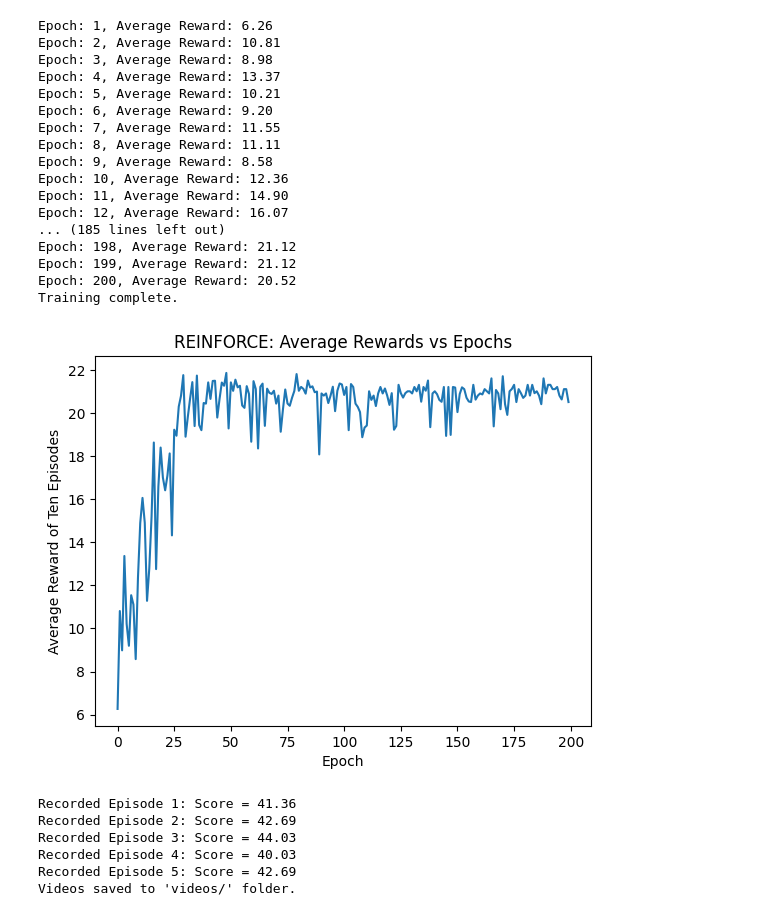
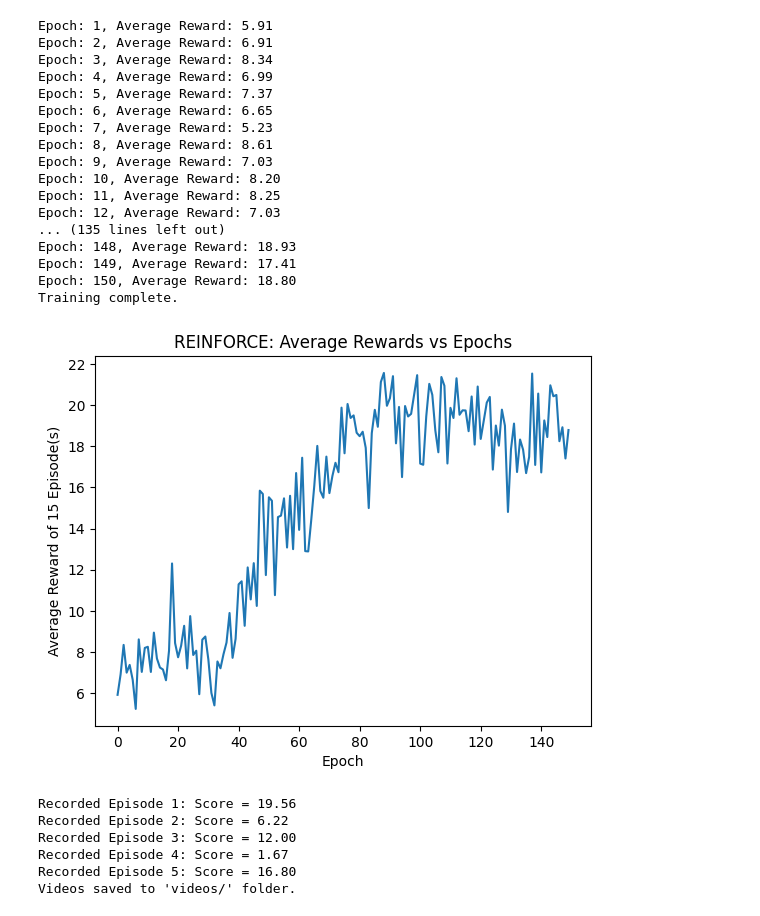
Before and after one commit to jonahbkaplan/ReinforcementLearning, a Jupyter notebook: RJC_Testing.ipynb, the cells around one changed output. Drawn from its saved outputs; the diff is of its cells as text; code cells hidden in the pictures.

```diff
--- a/RJC_Testing.ipynb
+++ b/RJC_Testing.ipynb
@@ -8,13 +8,18 @@ from matplotlib import pyplot as plt
 # Controls:
 CONTINUOUS_ACTIONS = False
 TESTING = False
-EPOCHS = 200
+EPOCHS = 150
+EPISODES = 15
+STEP_W = 1e-3
+STEP_T = 0.006
+DISCOUNT = 0.85
+configs = f"{"TEST" if TESTING else "DRIVE"}_{"CON" if CONTINUOUS_ACTIONS else "DIS"}_{EPOCHS}_{EPISODES}_{STEP_W}_{STEP_T}_{DISCOUNT}"
 ###########
 
 if CONTINUOUS_ACTIONS and TESTING:
     env = gym.make("Pendulum-v1", render_mode="rgb_array")
 elif CONTINUOUS_ACTIONS and not TESTING:
-    env = gym.make('highway-fast-v0', config={"action": {"type": "ContinuousAction"}, "duration":60}, render_mode='rgb_array')
+    env = gym.make('highway-fast-v0', config={"action": {"type": "ContinuousAction"}}, render_mode='rgb_array')
 elif not CONTINUOUS_ACTIONS and TESTING:
     env = gym.make("CartPole-v1", render_mode="rgb_array")
 elif not CONTINUOUS_ACTIONS and not TESTING:
@@ -26,50 +31,45 @@ else:
 urs_lst = []
 ars_lst = []
 
-model = Reinforce(env, epochs=EPOCHS, episodes_per_epoch=10, step_size_w=1e-3, step_size_theta=0.006, discount=0.85)
+model = Reinforce(env, epochs=EPOCHS, episodes_per_epoch=EPISODES, step_size_w=STEP_W, step_size_theta=STEP_T, discount=DISCOUNT)
 ur, ar = model.learn(verbose=True)
 urs_lst.append(ur)
 ars_lst.append(ar)
 env.reset()
 print("Training complete.")
 # %% [output]
-Epoch: 1, Average Reward: 6.26
-Epoch: 2, Average Reward: 10.81
-Epoch: 3, Average Reward: 8.98
-Epoch: 4, Average Reward: 13.37
-Epoch: 5, Average Reward: 10.21
-Epoch: 6, Average Reward: 9.20
-Epoch: 7, Average Reward: 11.55
-Epoch: 8, Average Reward: 11.11
-Epoch: 9, Average Reward: 8.58
-Epoch: 10, Average Reward: 12.36
-Epoch: 11, Average Reward: 14.90
-Epoch: 12, Average Reward: 16.07
-... (185 lines left out)
-Epoch: 198, Average Reward: 21.12
-Epoch: 199, Average Reward: 21.12
-Epoch: 200, Average Reward: 20.52
+Epoch: 1, Average Reward: 5.91
+Epoch: 2, Average Reward: 6.91
+Epoch: 3, Average Reward: 8.34
+Epoch: 4, Average Reward: 6.99
+Epoch: 5, Average Reward: 7.37
+Epoch: 6, Average Reward: 6.65
+Epoch: 7, Average Reward: 5.23
+Epoch: 8, Average Reward: 8.61
+Epoch: 9, Average Reward: 7.03
+Epoch: 10, Average Reward: 8.20
+Epoch: 11, Average Reward: 8.25
+Epoch: 12, Average Reward: 7.03
+... (135 lines left out)
+Epoch: 148, Average Reward: 18.93
+Epoch: 149, Average Reward: 17.41
+Epoch: 150, Average Reward: 18.80
 Training complete.
 # %%
-#fig, axs = plt.subplots(2, 3)
-#for i in range(2):
-#    for j in range(3):
-#        axs[i,j].plot(ars_lst[(i*3)+j])
-#        axs[i,j].set_title(configs[(i*3)+j])
 plt.plot(ars_lst[0])
 plt.title(f"REINFORCE: Average Rewards vs Epochs")
 plt.xlabel("Epoch")
-plt.ylabel("Average Reward of Ten Episodes")
+plt.ylabel(f"Average Reward of {EPISODES} Episode(s)")
 plt.show()
 # %% [output]
-[figure, old version]
+[figure, new version]
 # %%
 from gymnasium.wrappers import RecordVideo
 import datetime
 dt = datetime.datetime.now()
 # Define class to record test output runs
-env = gym.make('highway-v0', config={"duration":60}, render_mode='rgb_array')
-env = RecordVideo(env, video_folder="videos/", episode_trigger=lambda e: True, name_prefix=f"vpg_eval_{dt.day}d{dt.hour}h{dt.minute}m{dt.second}s")
+env = gym.make('highway-v0', config={"duration":120}, render_mode='rgb_array')
+env = RecordVideo(env, video_folder="videos/", episode_trigger=lambda e: True, name_prefix=f"vpg_{configs}")
 # Evaluation loop, deterministically stepping in our environment to test our learned actor policy
 for episode in range(5):
     obs, info = env.reset()
@@ -84,10 +84,10 @@ for episode in range(5):
 env.close()
 print("Videos saved to 'videos/' folder.")
 # %% [output]
-Recorded Episode 1: Score = 41.36
-Recorded Episode 2: Score = 42.69
-Recorded Episode 3: Score = 44.03
-Recorded Episode 4: Score = 40.03
-Recorded Episode 5: Score = 42.69
+Recorded Episode 1: Score = 19.56
+Recorded Episode 2: Score = 6.22
+Recorded Episode 3: Score = 12.00
+Recorded Episode 4: Score = 1.67
+Recorded Episode 5: Score = 16.80
 Videos saved to 'videos/' folder.
 # %%
```
Also changed, not shown: parts of 1 cell of this notebook, 26 other files.
